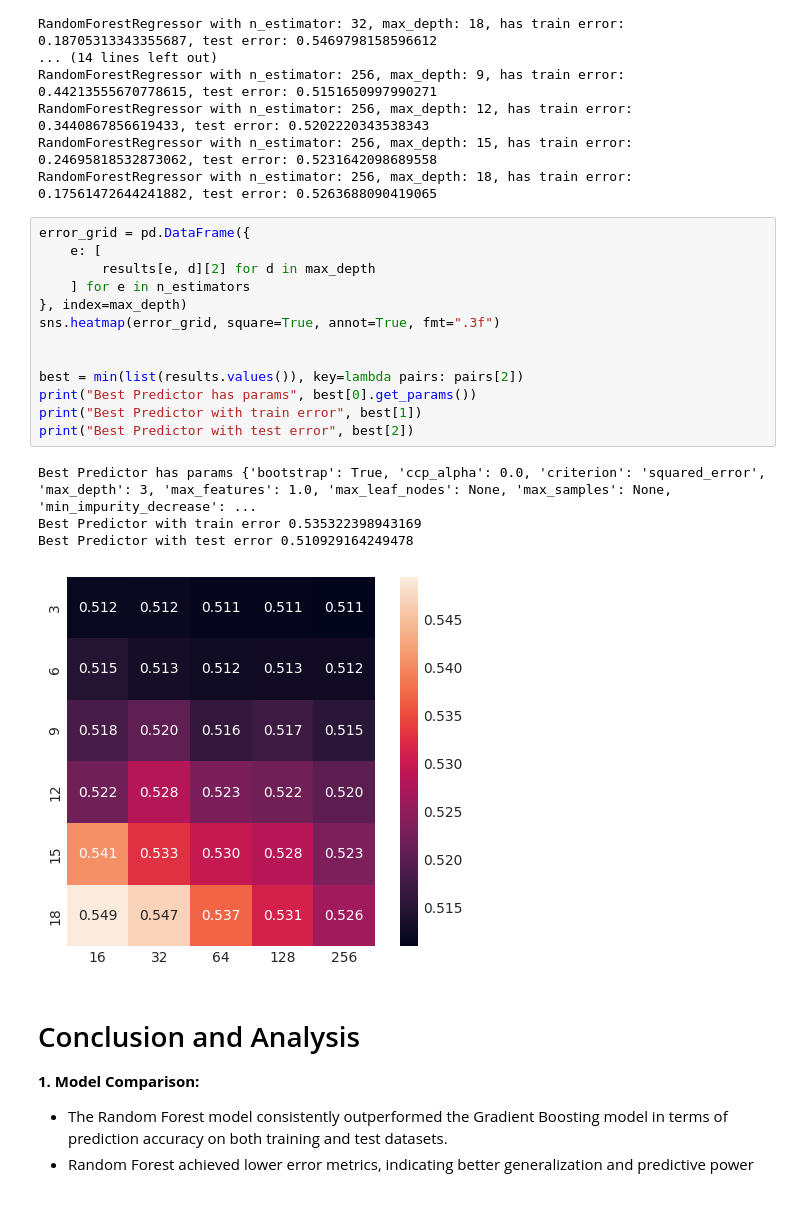
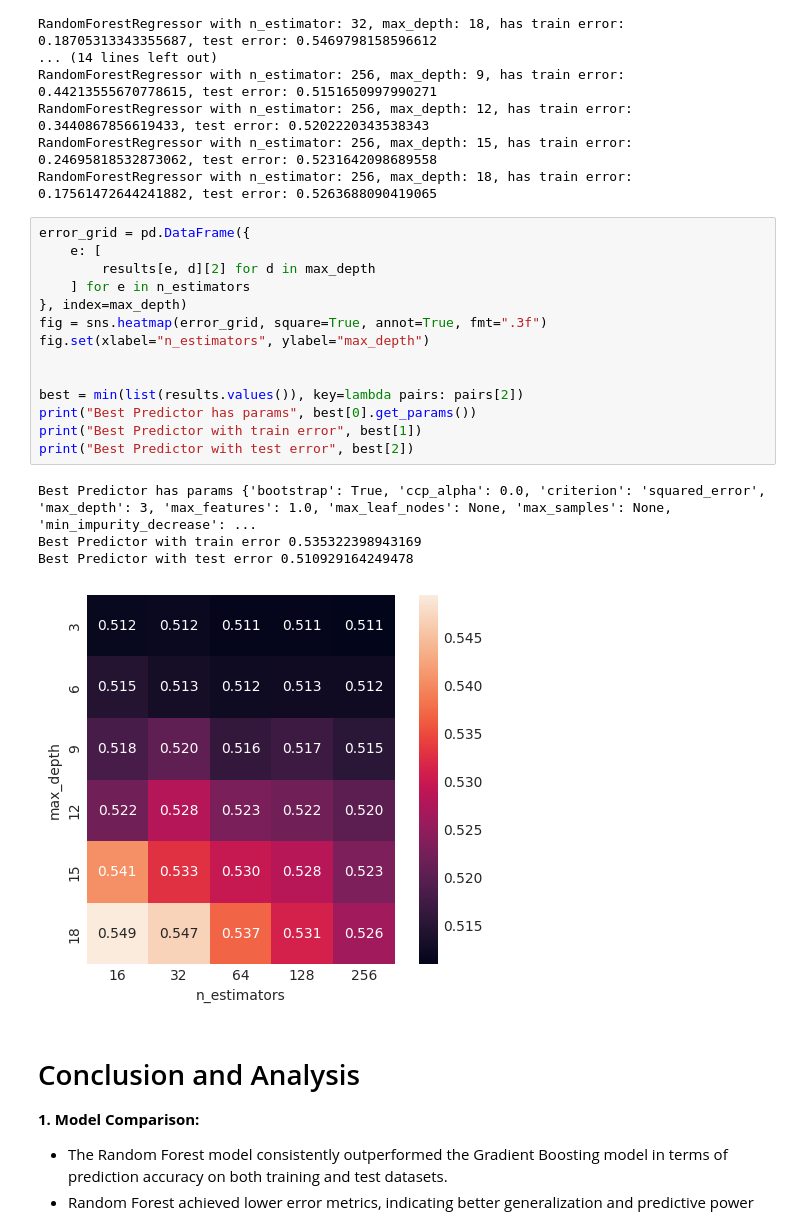
Before and after one commit to czl9707/ml-sleep-quality, a Jupyter notebook: sleep-quality-prediction.ipynb, the cells around one changed output. Drawn from its saved outputs; the diff is of its cells as text; blank space fills up the shorter version.

Commit message:
better plot

```diff
--- a/sleep-quality-prediction.ipynb
+++ b/sleep-quality-prediction.ipynb
@@ -270,21 +270,22 @@ RandomForestRegressor with n_estimator: 256, max_depth: 18, has train error: 0.1
 # %%
 error_grid = pd.DataFrame({
     e: [
         results[e, d][2] for d in max_depth
     ] for e in n_estimators
 }, index=max_depth)
-sns.heatmap(error_grid, square=True, annot=True, fmt=".3f")
+fig = sns.heatmap(error_grid, square=True, annot=True, fmt=".3f")
+fig.set(xlabel="n_estimators", ylabel="max_depth")
 
 
 best = min(list(results.values()), key=lambda pairs: pairs[2])
 print("Best Predictor has params", best[0].get_params())
 print("Best Predictor with train error", best[1])
 print("Best Predictor with test error", best[2])
 # %% [output]
 Best Predictor has params {'bootstrap': True, 'ccp_alpha': 0.0, 'criterion': 'squared_error', 'max_depth': 3, 'max_features': 1.0, 'max_leaf_nodes': None, 'max_samples': None, 'min_impurity_decrease': ...
 Best Predictor with train error 0.535322398943169
 Best Predictor with test error 0.510929164249478
-[figure, old version]
+[figure, new version]
 # %% [markdown]
 # Conclusion and Analysis
 
```
Also changed, not shown: parts of 2 cells of this notebook.
